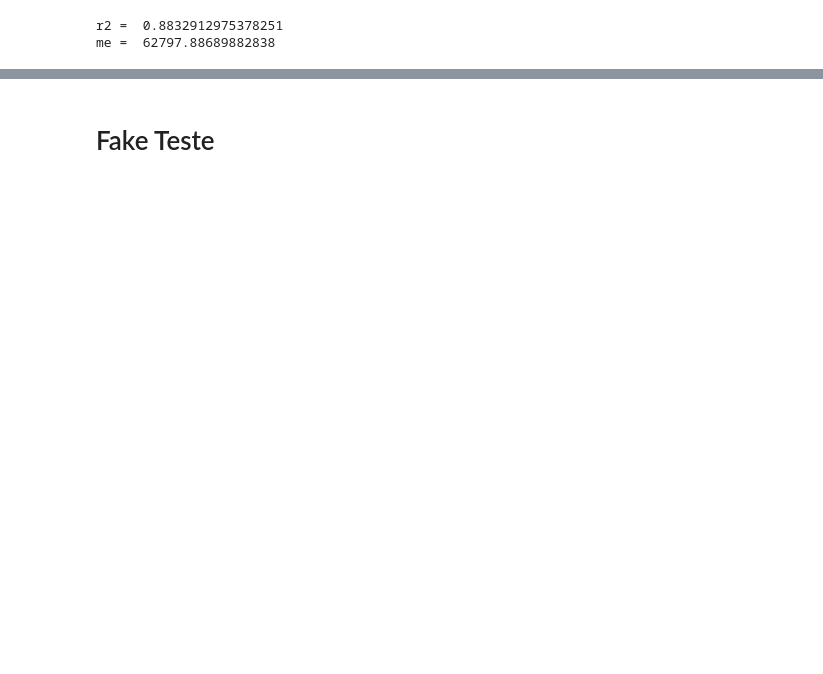
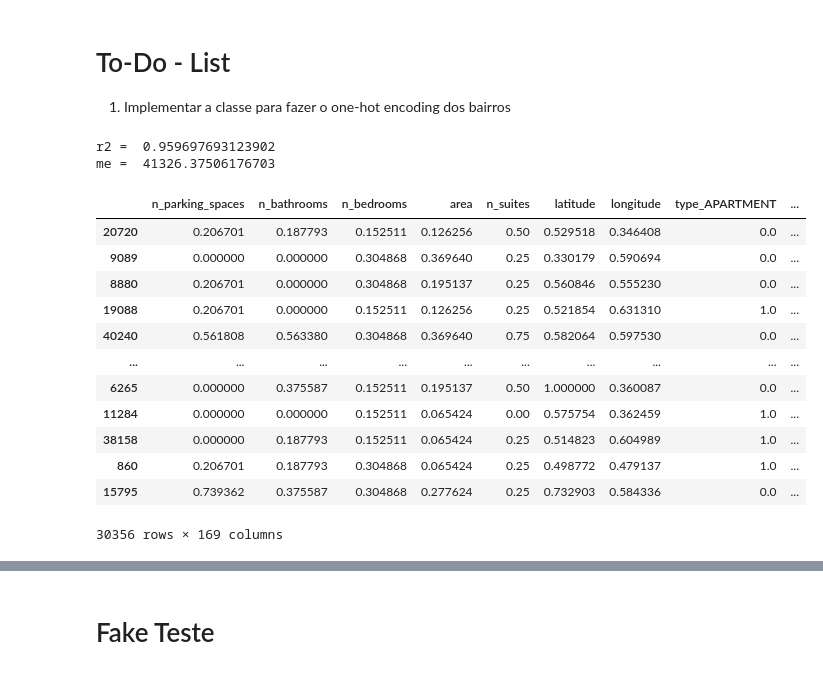
Before and after one commit to emdemor/model-pc-house-prices, a Jupyter notebook: main.ipynb, the cells around one changed output, grey strips where cells are left out. Cells and saved outputs as stored; diff of their text form; code cells hidden in the pictures; blank space fills up the shorter version.

```diff
--- a/main.ipynb
+++ b/main.ipynb
@@ -1,3 +1,6 @@
+# %% [markdown]
+# To-Do - List
+1. Implementar a classe para fazer o one-hot encoding dos bairros
 # %%
 import pandas as pd
 import numpy as np
@@ -54,22 +60,32 @@ from sklearn.metrics import r2_score, mean_absolute_error
 from xgboost import XGBRegressor
 from lightgbm import LGBMRegressor
 
-neighbors = pd.concat(
-    [
-        X_train.drop(columns = 'neighborhood'),
-        pd.get_dummies(X_train['neighborhood'], prefix = 'bairro')
-    ],
-    axis=1
-)
+neighbors = X_train
 
 neighbors_1,neighbors_2, y_1, y_2 = train_test_split(neighbors,y_train, test_size=0.25,random_state=42)
 
-model = XGBRegressor(max_depth=14)
+model = XGBRegressor(max_depth=15, min_child_weight=1)
 
 model.fit(neighbors_1, y_1)
 
 print('r2 = ',r2_score(model.predict(neighbors_2),y_2))
 print('me = ',mean_absolute_error(model.predict(neighbors_2),y_2))
 # %% [output]
-r2 =  0.8832912975378251
-me =  62797.88689882838
+r2 =  0.959697693123902
+me =  41326.37506176703
+# %%
+neighbors
+# %% [output]
+|  | n_parking_spaces | n_bathrooms | n_bedrooms | area | n_suites | latitude | longitude | type_APARTMENT | ... |
+| 20720 | 0.206701 | 0.187793 | 0.152511 | 0.126256 | 0.50 | 0.529518 | 0.346408 | 0.0 | ... |
+| 9089 | 0.000000 | 0.000000 | 0.304868 | 0.369640 | 0.25 | 0.330179 | 0.590694 | 0.0 | ... |
+| 8880 | 0.206701 | 0.000000 | 0.304868 | 0.195137 | 0.25 | 0.560846 | 0.555230 | 0.0 | ... |
+| 19088 | 0.206701 | 0.000000 | 0.152511 | 0.126256 | 0.25 | 0.521854 | 0.631310 | 1.0 | ... |
+| 40240 | 0.561808 | 0.563380 | 0.304868 | 0.369640 | 0.75 | 0.582064 | 0.597530 | 0.0 | ... |
+| ... | ... | ... | ... | ... | ... | ... | ... | ... | ... |
+| 6265 | 0.000000 | 0.375587 | 0.152511 | 0.195137 | 0.50 | 1.000000 | 0.360087 | 0.0 | ... |
+| 11284 | 0.000000 | 0.000000 | 0.152511 | 0.065424 | 0.00 | 0.575754 | 0.362459 | 1.0 | ... |
+| 38158 | 0.000000 | 0.187793 | 0.152511 | 0.065424 | 0.25 | 0.514823 | 0.604989 | 1.0 | ... |
+| 860 | 0.206701 | 0.187793 | 0.304868 | 0.065424 | 0.25 | 0.498772 | 0.479137 | 1.0 | ... |
+| 15795 | 0.739362 | 0.375587 | 0.304868 | 0.277624 | 0.25 | 0.732903 | 0.584336 | 0.0 | ... |
+30356 rows × 169 columns
```
Also changed, not shown: parts of 13 cells of this notebook, 1 other file.
